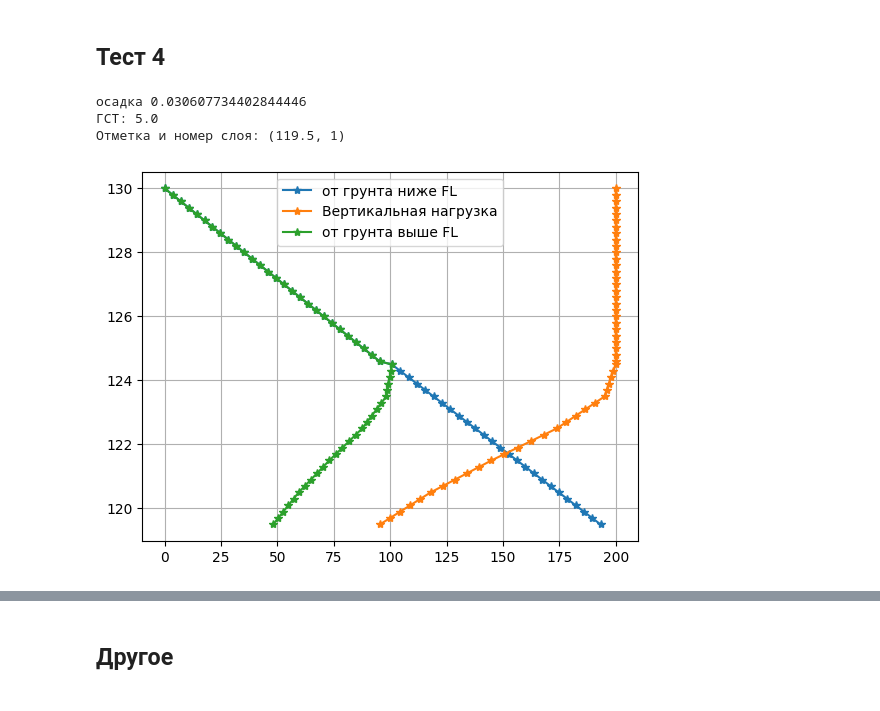
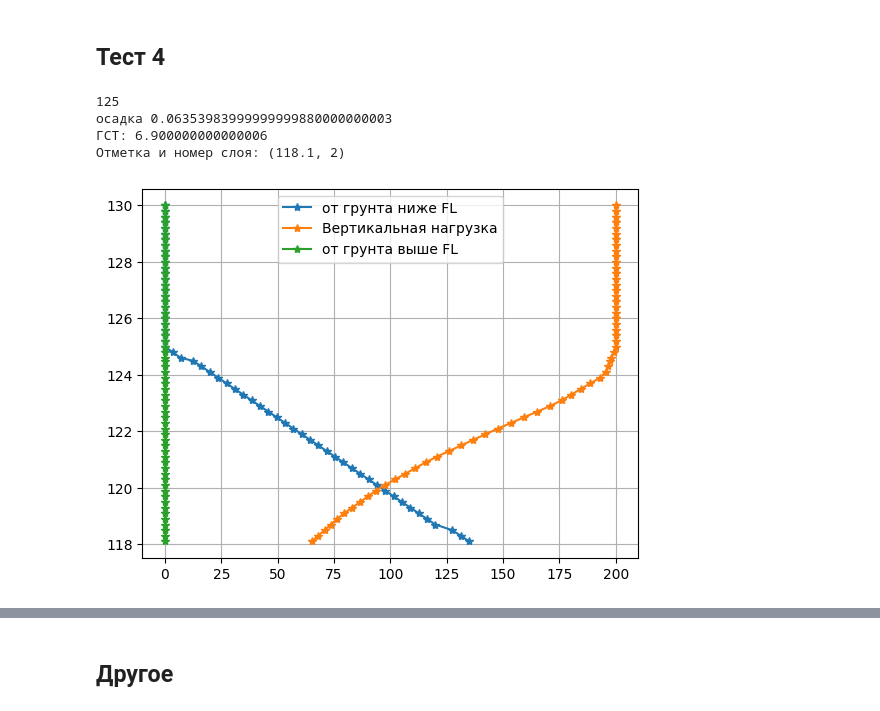
Before and after one commit to MrPain-hub/geotechnical_solutions, a Jupyter notebook: test_scripts/Untitled1.ipynb, the cells around one changed output, grey strips where cells are left out. Saved outputs shown, nothing was run; the diff lists cells and outputs as text; code cells hidden in the pictures.

```diff
--- a/test_scripts/Untitled1.ipynb
+++ b/test_scripts/Untitled1.ipynb
@@ -26,7 +24,7 @@ from geotechnical_solutions.GeoSimModel import path_data    # Получить
 # %% [markdown]
 # Тестовые варианты расчета осадки и ГСТ
 # %%
-def run_gst():
+def run_gst(DL=None):
     """
     Создание материалов
     """
@@ -60,11 +58,20 @@ def run_gst():
     """
     Вычисление напряжений
     """
-    Mps = LayerSumMethod(Borehole_1,
-                         plate_1,
-                         load_1,
-                         type_found=found
-                         )
+    print(DL)
+    if DL is not None:
+        Mps = LayerSumMethod(Borehole_1,
+                             plate_1,
+                             load_1,
+                             type_found=found,
+                             DL=DL
+                             )
+    else:
+        Mps = LayerSumMethod(Borehole_1,
+                             plate_1,
+                             load_1,
+                             type_found=found,
+                             )
 
     Mps.setting(SP=2, step=0.2, round_value=4)
     Mps.calculation()
@@ -253,41 +261,45 @@ counts_ige = 4
 dict_ige = {}
 dict_soil = {}
 
+
 for i in range(counts_ige):
     dict_ige[f"ige{i+1}"] = 0
     dict_soil[f"soil{i}"] = f"ige{i+1}"
 
-E = [7e6, 12e6, 8e6, 10e6]
+
+E = [10e6, 12e6, 8e6, 10e6]
 gamma = [17640,
         18522,
         19012,
         19012,
         ]
 z_soils = [130,
            124.5,
            124.5 - 6,
            124.5 - 6 - 6.5,
            124.5 - 6 - 6.5 - 7,
           ]
 
 water_soils = [False,
                False,
                False,
                False,
               ]
 
 
 P = 2e5
-H_found = 5.5
+H_found = 5
+DL = 130 - H_found
 f_length = 10
 f_width = 5
 
 found = "прямоугольный"
 
-Mps = run_gst()
+Mps = run_gst(DL=DL)
 plot_gst(Mps)
 # %% [output]
-осадка 0.030607734402844446
-ГСТ: 5.0
-Отметка и номер слоя: (119.5, 1)
+125
+осадка 0.06353983999999999880000000003
+ГСТ: 6.900000000000006
+Отметка и номер слоя: (118.1, 2)
-[figure, old version]
+[figure, new version]
```
Also changed, not shown: parts of 24 cells of this notebook, 3 other files.
